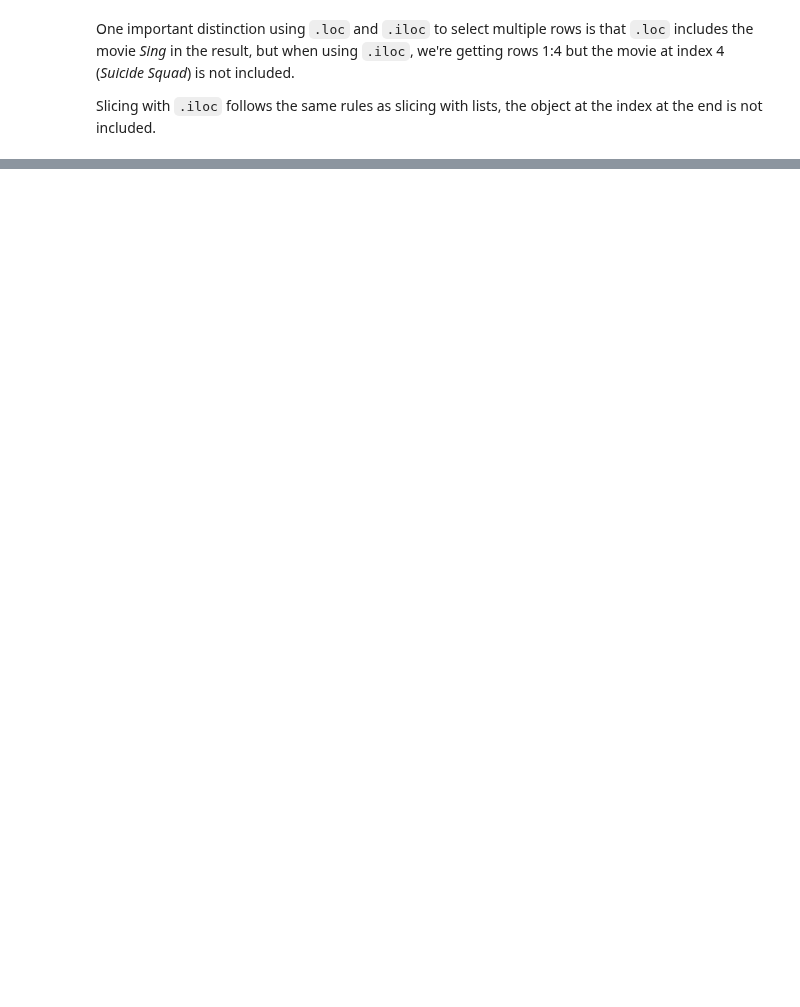
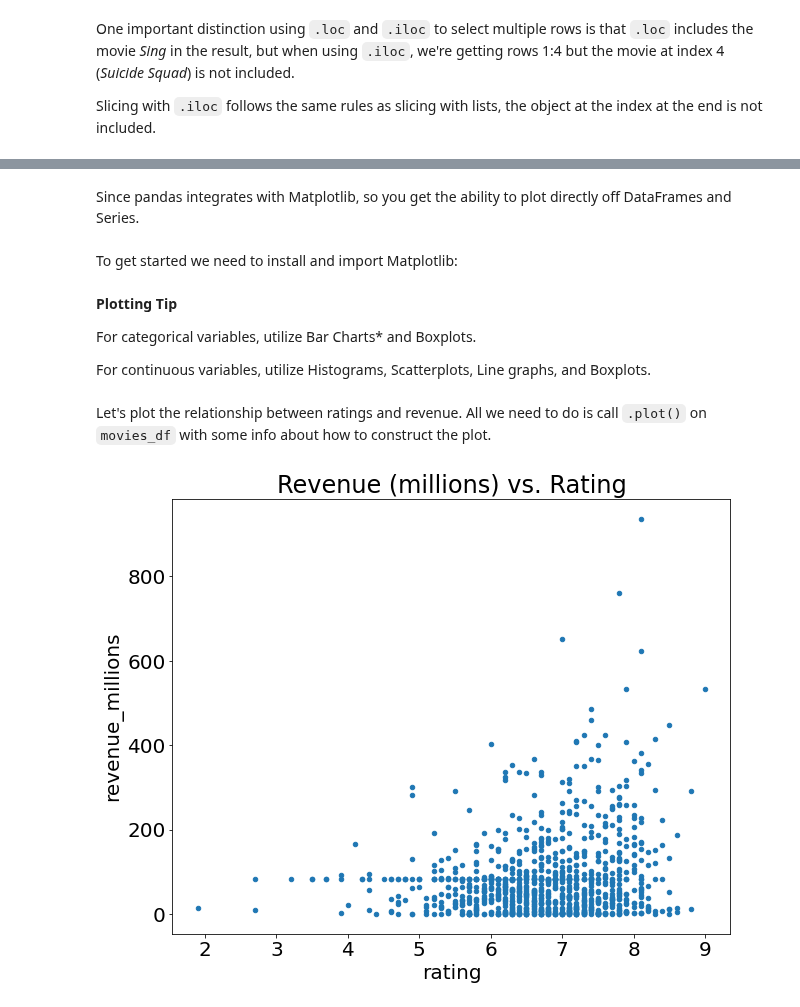
Before and after one commit to akash-coded/python, a Jupyter notebook: src/pandas/pandas.ipynb, the cells around one changed output, grey strips where cells are left out. Drawn from its saved outputs; the diff is of its cells as text; code cells hidden in the pictures; blank space fills up the shorter version.

Commit message:
completed the pandas demonstrative notebook

```diff
--- a/src/pandas/pandas.ipynb
+++ b/src/pandas/pandas.ipynb
@@ -600,0 +709,6 @@ Slicing with `.iloc` follows the same rules as slicing with lists, the object at
+# %%
+def rating_function(x):
+    if x >= 8.0:
+        return "good"
+    else:
+        return "bad"
@@ -600,0 +717,4 @@ Slicing with `.iloc` follows the same rules as slicing with lists, the object at
+# %%
+movies_df["rating_category"] = movies_df["rating"].apply(rating_function)
+
+movies_df.head(2)
@@ -600,0 +732,4 @@ Slicing with `.iloc` follows the same rules as slicing with lists, the object at
+# %%
+movies_df["rating_category"] = movies_df["rating"].apply(lambda x: 'good' if x >= 8.0 else 'bad')
+
+movies_df.head(2)
@@ -600,0 +749,19 @@ Slicing with `.iloc` follows the same rules as slicing with lists, the object at
+# %% [markdown]
+Since pandas integrates with Matplotlib, so you get the ability to plot directly off DataFrames and Series.
+# %% [markdown]
+To get started we need to install and import Matplotlib:
+# %%
+import matplotlib.pyplot as plt
+plt.rcParams.update({'font.size': 20, 'figure.figsize': (10, 8)})
+# %% [markdown]
+**Plotting Tip**
+
+For categorical variables, utilize Bar Charts* and Boxplots.
+
+For continuous variables, utilize Histograms, Scatterplots, Line graphs, and Boxplots.
+# %% [markdown]
+Let's plot the relationship between ratings and revenue. All we need to do is call `.plot()` on `movies_df` with some info about how to construct the plot.
+# %%
+movies_df.plot(kind='scatter', x='rating', y='revenue_millions', title='Revenue (millions) vs. Rating' );
+# %% [output]
+[figure, added]
```
Also changed, not shown: parts of 37 cells of this notebook.
